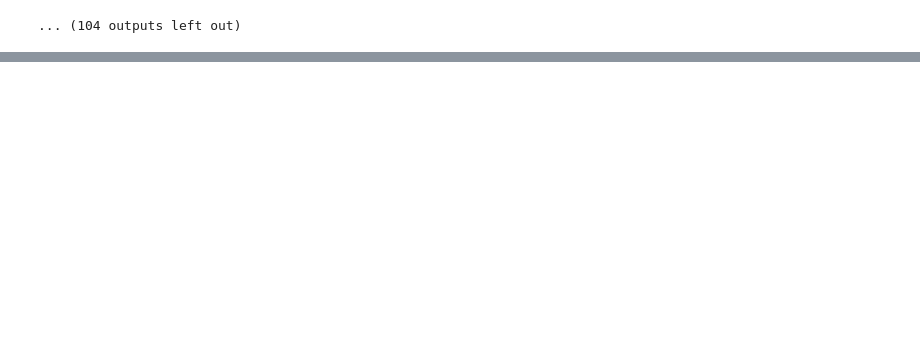
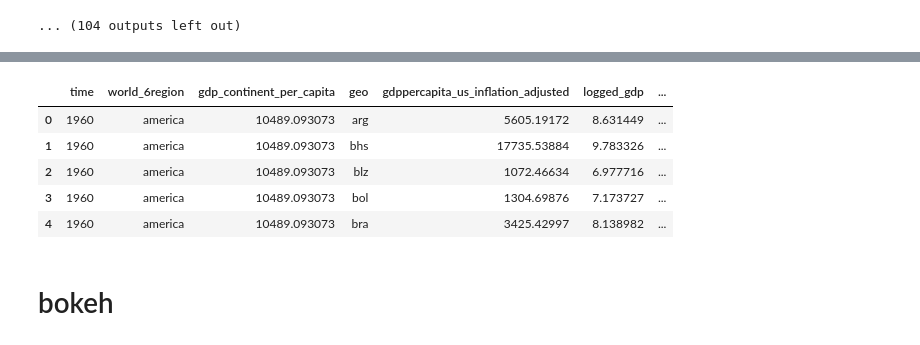
Before and after one commit to chao-h/ds5500hw1, a Jupyter notebook: Q2.ipynb, the cells around one changed output, grey strips where cells are left out. Saved outputs shown, nothing was run; the diff lists cells and outputs as text; code cells hidden in the pictures; blank space fills up the shorter version.

```diff
--- a/Q2.ipynb
+++ b/Q2.ipynb
@@ -150,0 +178,4 @@ imageio.mimsave(gif_path, images)
+# %%
+df_geo = pd.read_csv('dataset/ddf--gapminder--systema_globalis-master/ddf--entities--geo--country.csv')[['country', 'world_6region']]
+df_geo = df_geo.rename(columns={'country': 'geo'})
+df_geo.head()
@@ -150,0 +189,7 @@ imageio.mimsave(gif_path, images)
+# %%
+df_gdp = df_geo.merge(df_gdp)
+# %%
+df_grouped = df_gdp.groupby(['time', 'world_6region'])
+d_cont = df_grouped[['population_total', 'gdp_total']].sum()
+d_cont['gdp_continent_per_capita'] = d_cont['gdp_total'] / d_cont['population_total']
+d_cont.head()
@@ -150,0 +204,4 @@ imageio.mimsave(gif_path, images)
+# %%
+d_cont = d_cont.reset_index()
+d_cont = d_cont[['time', 'world_6region', 'gdp_continent_per_capita']]
+d_cont.head()
@@ -150,0 +215,10 @@ imageio.mimsave(gif_path, images)
+# %%
+df_gdp = d_cont.merge(df_gdp, on=['time', 'world_6region'])
+df_gdp.head()
+# %% [output]
+|  | time | world_6region | gdp_continent_per_capita | geo | gdppercapita_us_inflation_adjusted | logged_gdp | ... |
+| 0 | 1960 | america | 10489.093073 | arg | 5605.19172 | 8.631449 | ... |
+| 1 | 1960 | america | 10489.093073 | bhs | 17735.53884 | 9.783326 | ... |
+| 2 | 1960 | america | 10489.093073 | blz | 1072.46634 | 6.977716 | ... |
+| 3 | 1960 | america | 10489.093073 | bol | 1304.69876 | 7.173727 | ... |
+| 4 | 1960 | america | 10489.093073 | bra | 3425.42997 | 8.138982 | ... |
@@ -150,0 +228,2 @@ imageio.mimsave(gif_path, images)
+# %% [markdown]
+# bokeh
```
Also changed, not shown: parts of 12 cells of this notebook, 2 other files.
